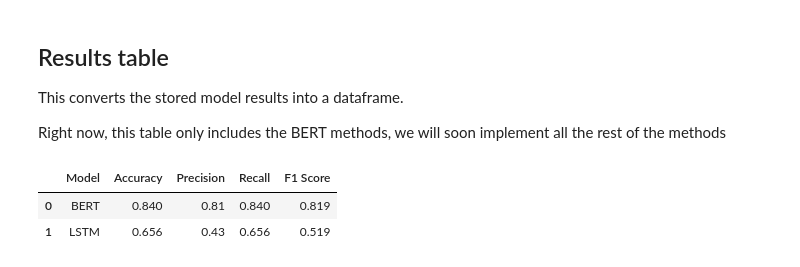
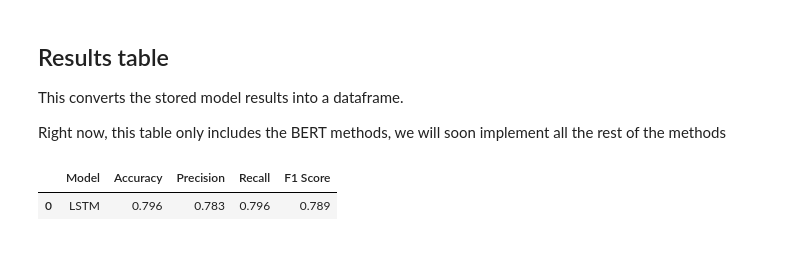
Before and after one commit to Liny-sia/nlp-group-17, a Jupyter notebook: sentiment_analysis.ipynb, the cells around one changed output. Drawn from its saved outputs; the diff is of its cells as text; code cells hidden in the pictures.

Commit message:
Improved LSTM model performance

```diff
--- a/sentiment_analysis.ipynb
+++ b/sentiment_analysis.ipynb
@@ -611,5 +563,5 @@ print(results_df)
 # %%
-max_length = 500
+max_length = 100
 
 tokenizer = Tokenizer(num_words=10000, oov_token="<OOV>")
 tokenizer.fit_on_texts(X_train)
@@ -734,45 +671,44 @@ from sklearn.metrics import accuracy_score, precision_recall_fscore_support
 import pandas as pd
 
 # BERT RESULTS
-bert_preds = full_test_results.predictions.argmax(axis=1)
-bert_labels = full_test_results.label_ids
+#bert_preds = full_test_results.predictions.argmax(axis=1)
+#bert_labels = full_test_results.label_ids
 
-bert_precision, bert_recall, bert_f1, _ = precision_recall_fscore_support(
-    bert_labels, bert_preds, average='weighted', zero_division=0
-)
+#bert_precision, bert_recall, bert_f1, _ = precision_recall_fscore_support(
+    #bert_labels, bert_preds, average='weighted', zero_division=0
+#)
 
-bert_accuracy = accuracy_score(bert_labels, bert_preds)
+#bert_accuracy = accuracy_score(bert_labels, bert_preds)
 
 # LSTM RESULTS
 lstm_precision, lstm_recall, lstm_f1, _ = precision_recall_fscore_support(
     y_test_lstm, y_pred, average='weighted', zero_division=0
 )
 
 lstm_accuracy = accuracy_score(y_test_lstm, y_pred)
 
 # Creating one table
 results_table = pd.DataFrame([
-    {
-        "Model": "BERT",
-        "Accuracy": bert_accuracy,
-        "Precision": bert_precision,
-        "Recall": bert_recall,
-        "F1 Score": bert_f1
-    },
+    #{
+        #"Model": "BERT",
+        #"Accuracy": bert_accuracy,
+        #"Precision": bert_precision,
+        #"Recall": bert_recall,
+        #"F1 Score": bert_f1
+    #},
     {
         "Model": "LSTM",
         "Accuracy": lstm_accuracy,
         "Precision": lstm_precision,
         "Recall": lstm_recall,
         "F1 Score": lstm_f1
     }
 ])
 
 # Round for clean display
 results_table = results_table.round(3)
 
 results_table
 # %% [output]
 |  | Model | Accuracy | Precision | Recall | F1 Score |
-| 0 | BERT | 0.840 | 0.81 | 0.840 | 0.819 |
-| 1 | LSTM | 0.656 | 0.43 | 0.656 | 0.519 |
+| 0 | LSTM | 0.796 | 0.783 | 0.796 | 0.789 |
```
Also changed, not shown: parts of 20 cells of this notebook.
